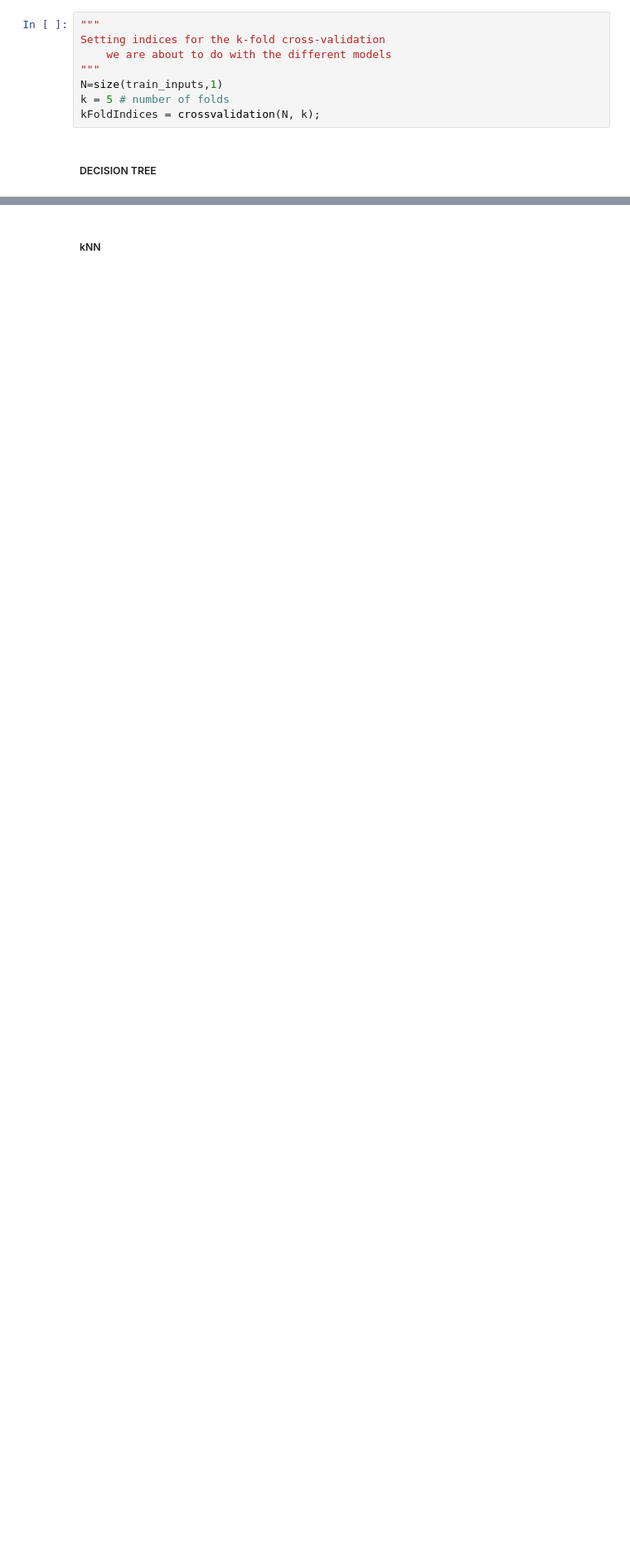
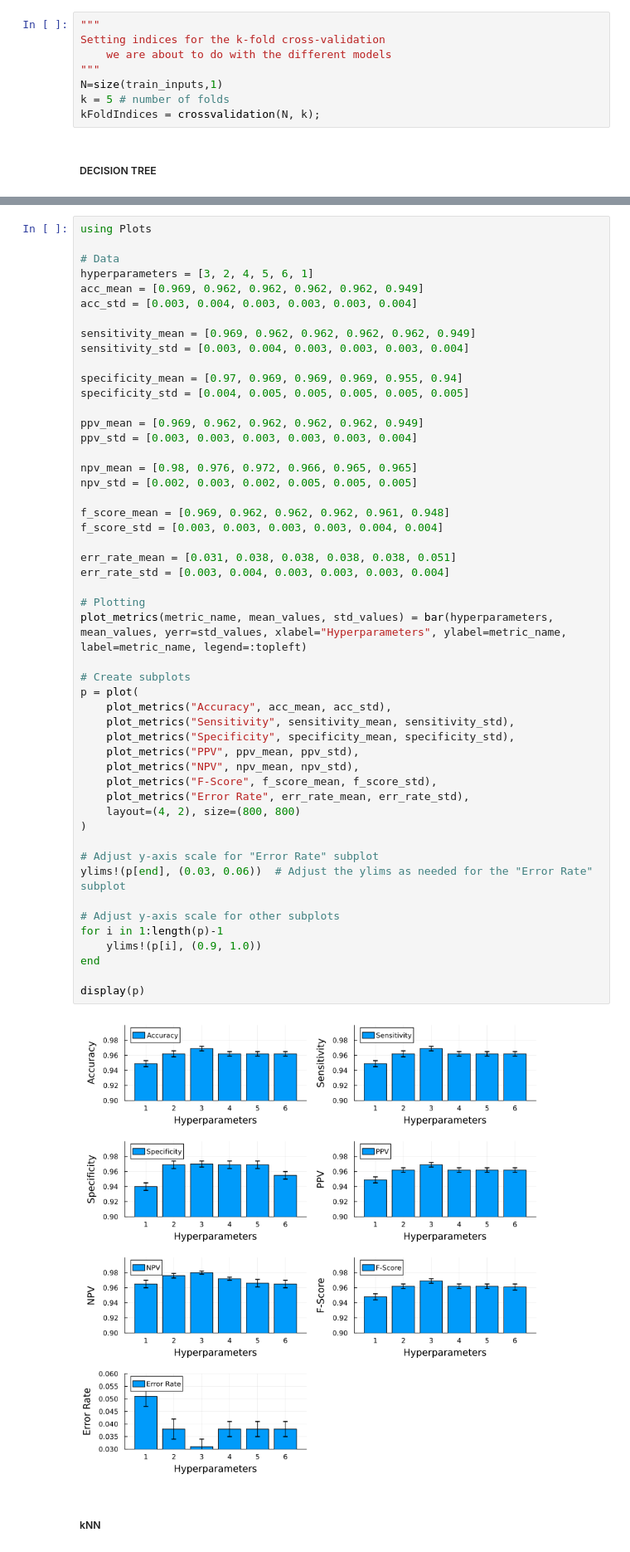
Before and after one commit to marcinjedrzejowski/Star-Classifier, a Jupyter notebook: first_approach.ipynb, the cells around one changed output, grey strips where cells are left out. Shown at 83% size. Drawn from its saved outputs; the diff is of its cells as text; blank space fills up the shorter version.

```diff
--- a/first_approach.ipynb
+++ b/first_approach.ipynb
@@ -204,3 +167,55 @@ Set of hyperparameters 1 -> mean: 0.28 Std. Dev.: 0.004
+# %%
+using Plots
+
+# Data
+hyperparameters = [3, 2, 4, 5, 6, 1]
+acc_mean = [0.969, 0.962, 0.962, 0.962, 0.962, 0.949]
+acc_std = [0.003, 0.004, 0.003, 0.003, 0.003, 0.004]
+
+sensitivity_mean = [0.969, 0.962, 0.962, 0.962, 0.962, 0.949]
+sensitivity_std = [0.003, 0.004, 0.003, 0.003, 0.003, 0.004]
+
+specificity_mean = [0.97, 0.969, 0.969, 0.969, 0.955, 0.94]
+specificity_std = [0.004, 0.005, 0.005, 0.005, 0.005, 0.005]
+
+ppv_mean = [0.969, 0.962, 0.962, 0.962, 0.962, 0.949]
+ppv_std = [0.003, 0.003, 0.003, 0.003, 0.003, 0.004]
+
+npv_mean = [0.98, 0.976, 0.972, 0.966, 0.965, 0.965]
+npv_std = [0.002, 0.003, 0.002, 0.005, 0.005, 0.005]
+
+f_score_mean = [0.969, 0.962, 0.962, 0.962, 0.961, 0.948]
+f_score_std = [0.003, 0.003, 0.003, 0.003, 0.004, 0.004]
+
+err_rate_mean = [0.031, 0.038, 0.038, 0.038, 0.038, 0.051]
+err_rate_std = [0.003, 0.004, 0.003, 0.003, 0.003, 0.004]
+
+# Plotting
+plot_metrics(metric_name, mean_values, std_values) = bar(hyperparameters, mean_values, yerr=std_values, xlabel="Hyperparameters", ylabel=metric_name, label=metric_name, legend=:topleft)
+
+# Create subplots
+p = plot(
+    plot_metrics("Accuracy", acc_mean, acc_std),
+    plot_metrics("Sensitivity", sensitivity_mean, sensitivity_std),
+    plot_metrics("Specificity", specificity_mean, specificity_std),
+    plot_metrics("PPV", ppv_mean, ppv_std),
+    plot_metrics("NPV", npv_mean, npv_std),
+    plot_metrics("F-Score", f_score_mean, f_score_std),
+    plot_metrics("Error Rate", err_rate_mean, err_rate_std),
+    layout=(4, 2), size=(800, 800)
+)
+
+# Adjust y-axis scale for "Error Rate" subplot
+ylims!(p[end], (0.03, 0.06))  # Adjust the ylims as needed for the "Error Rate" subplot
+
+# Adjust y-axis scale for other subplots
+for i in 1:length(p)-1
+    ylims!(p[i], (0.9, 1.0))
+end
+
+display(p)
+# %% [output]
+[figure, added]
 # %% [markdown]
 ##### kNN #####
 # %%
```
Also changed, not shown: parts of 26 cells of this notebook, 3 other files.
